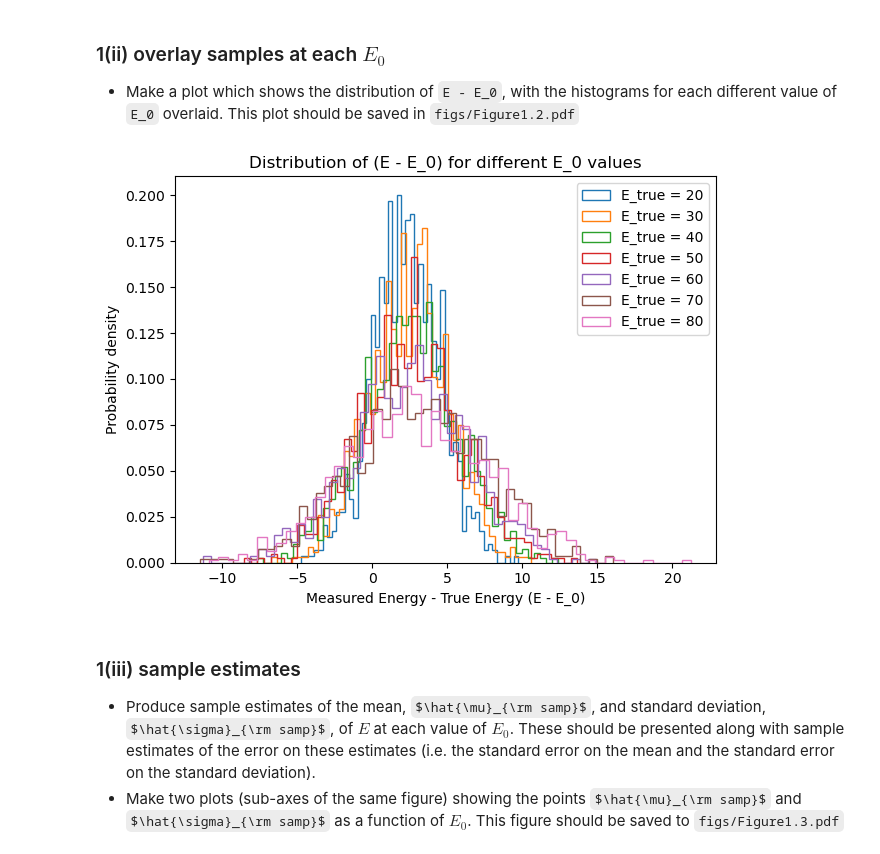
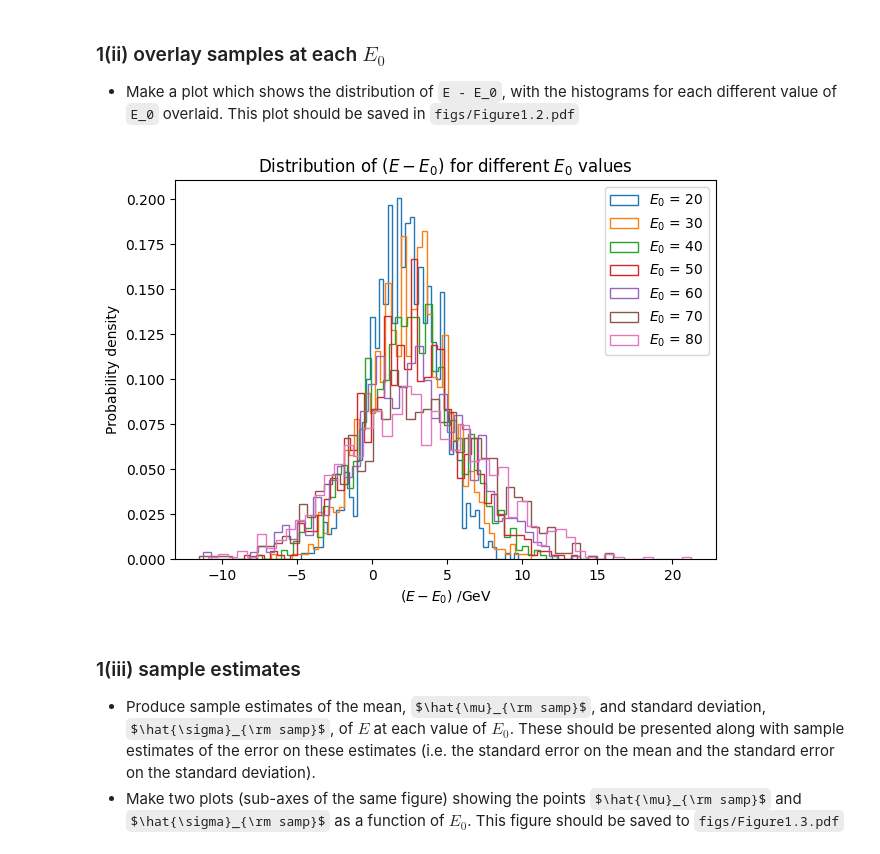
Before and after one commit to Nabeel-CH/photon-detector-calibration, a Jupyter notebook: notebooks/solution.ipynb, the cells around one changed output. Cells and saved outputs as stored; diff of their text form; code cells hidden in the pictures; some formulas as TeX source.

```diff
--- a/notebooks/solution.ipynb
+++ b/notebooks/solution.ipynb
@@ -47,42 +36,11 @@ fig.savefig("../figs/Figure1.1.pdf")
 # %% [markdown]
 ### 1(ii) overlay samples at each $E_0$
 - Make a plot which shows the distribution of `E - E_0`, with the histograms for each different value of `E_0` overlaid. This plot should be saved in `figs/Figure1.2.pdf`
-# %%
-import numpy as np
-
-# example showing the dimensions of the plot required.
-fig, ax = plt.subplots(figsize=(6.4, 4.8))
-
-# Get all unique E_0 values
-unique_E0 = sample_df["E_true"].unique()
-
-for E0 in unique_E0:
-
-    # Select only rows that correspond to this E0
-    sub_df = sample_df[sample_df["E_true"] == E0]
-
-    # Get the E-E0 values
-    diff_values = sub_df["E_difference"]
-
-    # Make the histogram
-    ax.hist(
-        diff_values,
-        bins=50,            #number of bins
-        histtype="step",
-        density=True,      # probability density
-        label=f"E_true = {E0}"
-    )
-
-# Add labels and title
-ax.set_xlabel("Measured Energy - True Energy (E - E_0)")
-ax.set_ylabel("Probability density")
-ax.set_title("Distribution of (E - E_0) for different E_0 values")
-ax.legend()
-fig.tight_layout() # Adjust layout to fit labels well
-
-fig.savefig("../figs/Figure1.2.pdf")
-# %% [output]
-[figure, removed]
+# %%
+# Create Figure 1.2
+fig, ax = s1plots.plot1_2(sample_df, bins=50)
+# %% [output]
+[figure, added]
 # %% [markdown]
 ### 1(iii) sample estimates
 - Produce sample estimates of the mean, $\hat{\mu}_{\rm samp}$, and standard deviation, $\hat{\sigma}_{\rm samp}$, of $E$ at each value of $E_0$. These should be presented along with sample estimates of the error on these estimates (i.e. the standard error on the mean and the standard error on the standard deviation).
```
Also changed, not shown: parts of 30 cells of this notebook.
